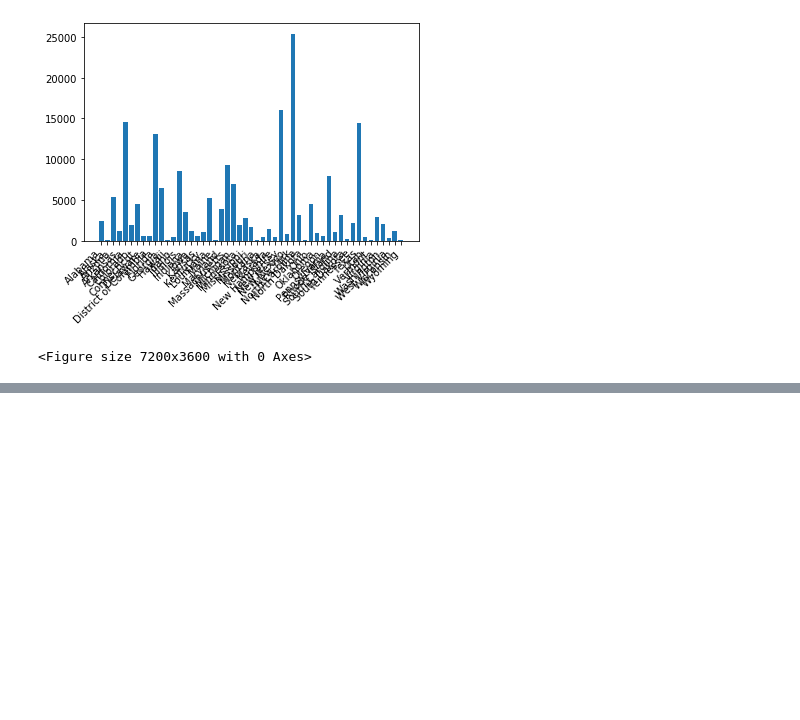
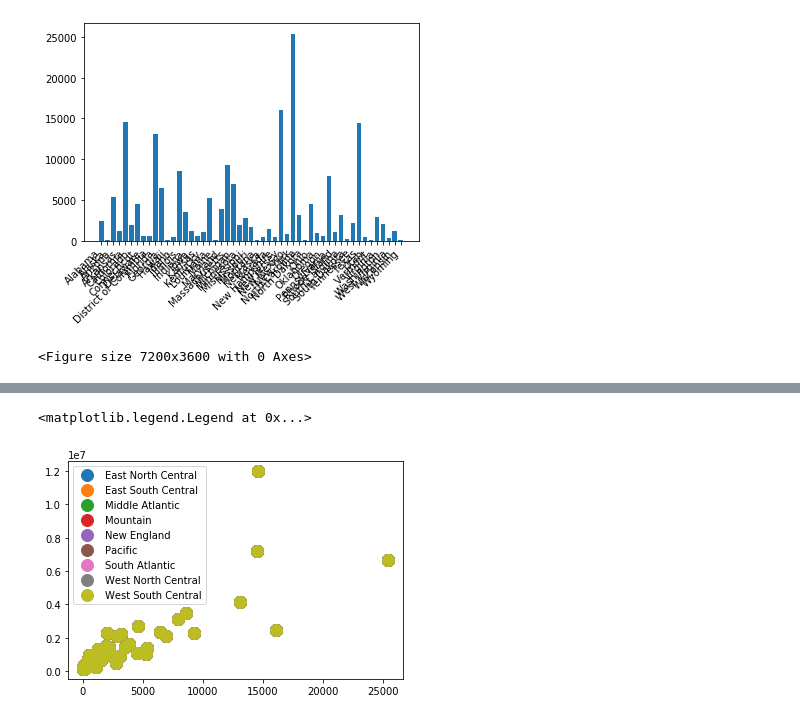
Before and after one commit to gelopez21/ProjectOne, a Jupyter notebook: Project One - Visualizations .ipynb, the cells around one changed output, grey strips where cells are left out. Drawn from its saved outputs; the diff is of its cells as text; code cells hidden in the pictures; blank space fills up the shorter version.

```diff
--- a/Project One - Visualizations .ipynb
+++ b/Project One - Visualizations .ipynb
@@ -64,0 +215,11 @@ per_capita = df['Number of Deaths'] / df['Pop2018']*100000
+# %%
+regions = df.groupby('Region')
+
+fig, ax = plt.subplots()
+ax.margins(0.05)
+for state, region in regions:
+    plt.plot(df["Number of Deaths"], df["Total GDP"], marker="o", linestyle="", ms=12, label=state)
+ax.legend()
+# %% [output]
+<matplotlib.legend.Legend at 0x...>
+[figure, added]
```
Also changed, not shown: parts of 10 cells of this notebook, 2 other files.
